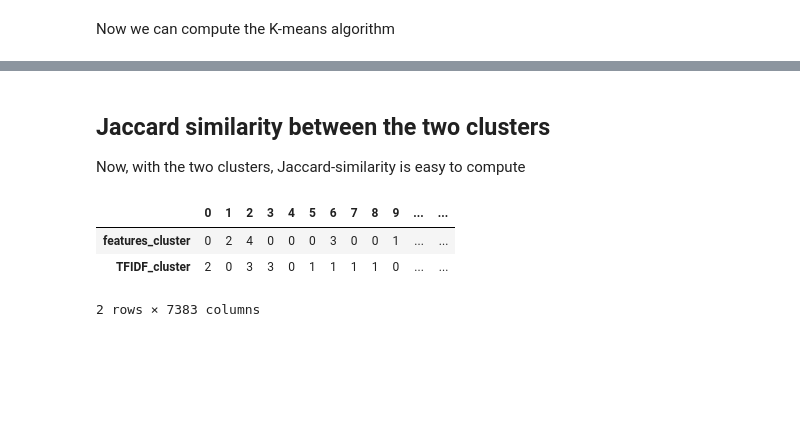
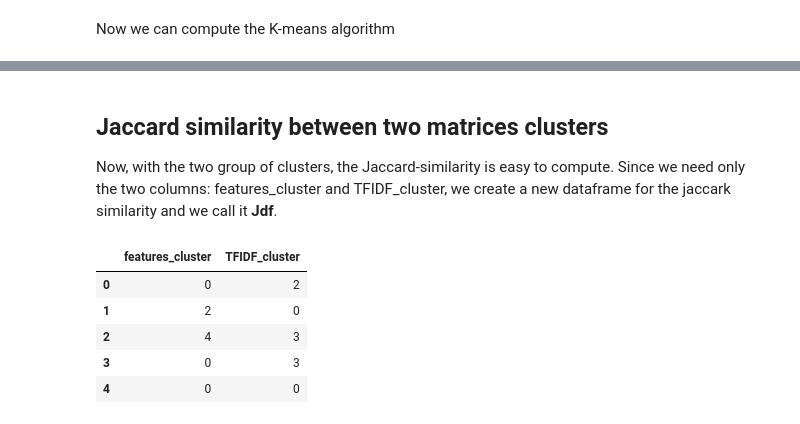
Before and after one commit to cerniello/Web-Scraping-Clustering-Real-Estate-Data, a Jupyter notebook: HW4.ipynb, the cells around one changed output, grey strips where cells are left out. Saved outputs shown, nothing was run; the diff lists cells and outputs as text; code cells hidden in the pictures; blank space fills up the shorter version.

```diff
--- a/HW4.ipynb
+++ b/HW4.ipynb
@@ -316,14 +316,19 @@ df.head()
 | 3 | Bilocale viale delle Medaglie d'O... | 249000.0 | 2 | 75.0 | 1 | 1.0 | \n Balduina, ad... | balduin adiacent piazz giovenal a... | ... |
 | 4 | Bilocale via Savona, Villa Fiorel... | 339000.0 | 2 | 70.0 | 1 | 3.0 | \n In Via Savon... | in via savon una strad tranquill ... | ... |
 # %% [markdown]
-## Jaccard similarity between the two clusters
+## Jaccard similarity between two matrices clusters
 
-Now, with the two clusters, Jaccard-similarity is easy to compute
+Now, with the two group of clusters, the Jaccard-similarity is easy to compute.
+Since we need only the two columns: features_cluster and TFIDF_cluster, we create a new dataframe for the jaccark similarity and we call it **Jdf**.
 # %%
-Jdf = pd.DataFrame(data = [df.features_cluster, df.TFIDF_cluster])
+Jdf = pd.DataFrame()
+Jdf = df[['features_cluster','TFIDF_cluster']]
+
 Jdf.head()
 # %% [output]
-|  | 0 | 1 | 2 | 3 | 4 | 5 | 6 | 7 | 8 | 9 | ... | ... |
-| features_cluster | 0 | 2 | 4 | 0 | 0 | 0 | 3 | 0 | 0 | 1 | ... | ... |
-| TFIDF_cluster | 2 | 0 | 3 | 3 | 0 | 1 | 1 | 1 | 1 | 0 | ... | ... |
+|  | features_cluster | TFIDF_cluster |
+| 0 | 0 | 2 |
+| 1 | 2 | 0 |
+| 2 | 4 | 3 |
+| 3 | 0 | 3 |
+| 4 | 0 | 0 |
-2 rows × 7383 columns
```
Also changed, not shown: parts of 8 cells of this notebook, 1 other file.
